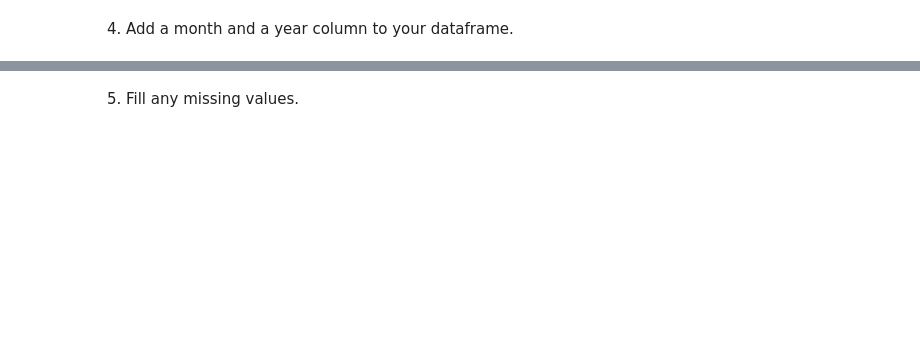
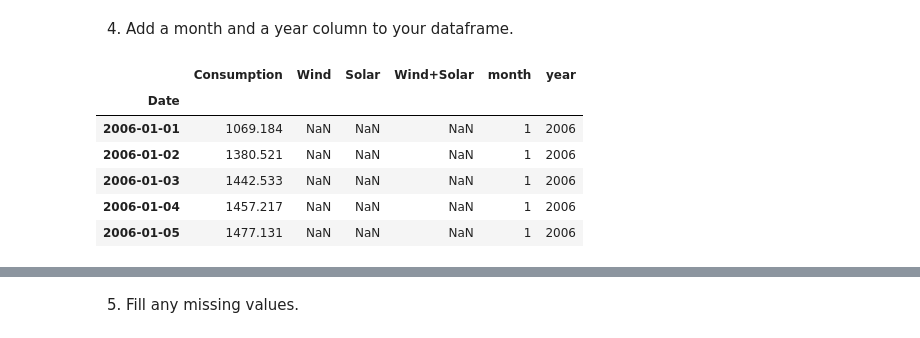
Before and after one commit to masonsherbondy/time-series-exercises, a Jupyter notebook: data_preparation.ipynb, the cells around one changed output, grey strips where cells are left out. Drawn from its saved outputs; the diff is of its cells as text; code cells hidden in the pictures; blank space fills up the shorter version.

```diff
--- a/data_preparation.ipynb
+++ b/data_preparation.ipynb
@@ -359,2 +424,15 @@ power.head()
 # %% [markdown]
 4. Add a month and a year column to your dataframe.
+# %%
+power['month'] = power.index.month
+power['year'] = power.index.year
+# %%
+power.head()
+# %% [output]
+|  | Consumption | Wind | Solar | Wind+Solar | month | year |
+| Date |  |  |  |  |  |  |
+| 2006-01-01 | 1069.184 | NaN | NaN | NaN | 1 | 2006 |
+| 2006-01-02 | 1380.521 | NaN | NaN | NaN | 1 | 2006 |
+| 2006-01-03 | 1442.533 | NaN | NaN | NaN | 1 | 2006 |
+| 2006-01-04 | 1457.217 | NaN | NaN | NaN | 1 | 2006 |
+| 2006-01-05 | 1477.131 | NaN | NaN | NaN | 1 | 2006 |
```
Also changed, not shown: parts of 12 cells of this notebook, 1 other file.
